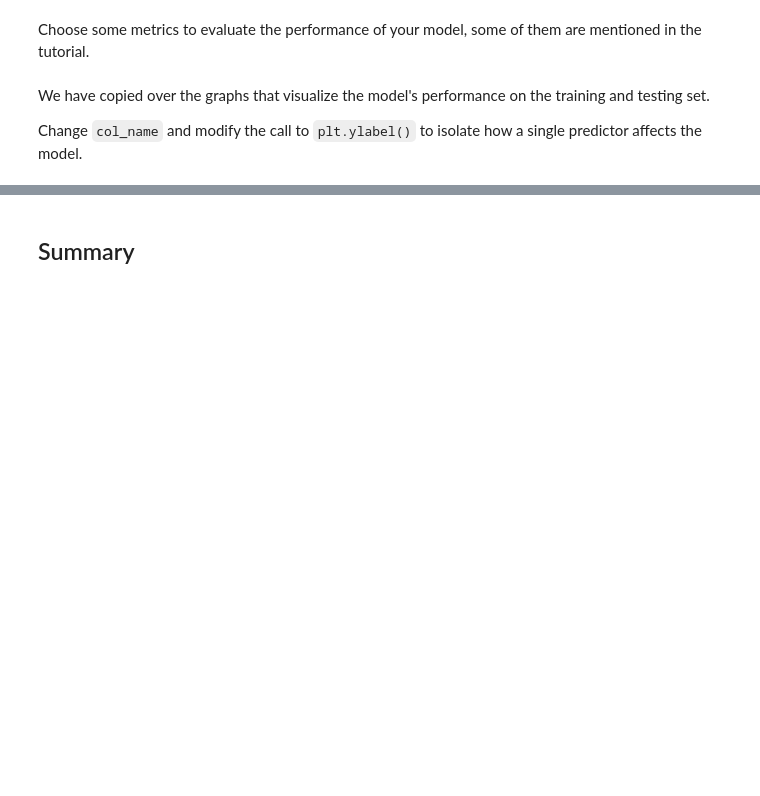
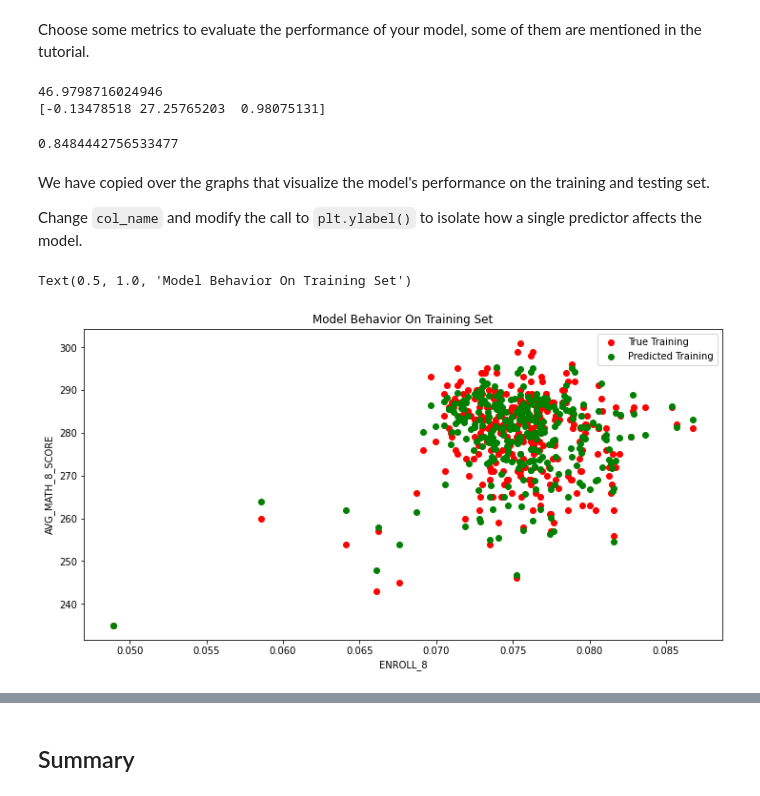
Before and after one commit to Steven-program/MDST, a Jupyter notebook: tutorial1/checkpoint1.ipynb, the cells around one changed output, grey strips where cells are left out. Drawn from its saved outputs; the diff is of its cells as text; code cells hidden in the pictures; blank space fills up the shorter version.

```diff
--- a/tutorial1/checkpoint1.ipynb
+++ b/tutorial1/checkpoint1.ipynb
@@ -121,6 +156,10 @@ from sklearn.model_selection import train_test_split
+# %%
+X = df[["Expenditure per student", "ENROLL_8", "AVG_MATH_4_SCORE"]].dropna()
+y = df.loc[X.index]["AVG_MATH_8_SCORE"]
+y.fillna(y.median(), inplace=True)
 # %%
-# X_train, X_test, y_train, y_test = train_test_split(
-#      X, y, test_size=, random_state=42)
+#Splits data into default 70/30 training testing
+X_train, X_test, y_train, y_test = train_test_split(X, y, test_size=.3, random_state=42)
 # %% [markdown]
 <h2> Prediction </h2>
 # %% [markdown]
@@ -130,5 +170,5 @@ ML Models [Resource](https://medium.com/@vijaya.beeravalli/comparison-of-machine
 # %%
 # create your model here
-# model =
+model = LinearRegression()
 # %%
 model.fit(X_train, y_train)
@@ -138,19 +180,30 @@ y_pred = model.predict(X_test)
 ## Evaluation
 # %% [markdown]
 Choose some metrics to evaluate the performance of your model, some of them are mentioned in the tutorial.
+# %%
+print(model.intercept_)
+print(model.coef_)
+model.score(X_test, y_test)
+# %% [output]
+46.9798716024946
+[-0.13478518 27.25765203  0.98075131]
+0.8484442756533477
 # %% [markdown]
 We have copied over the graphs that visualize the model's performance on the training and testing set.
 
 Change `col_name` and modify the call to `plt.ylabel()` to isolate how a single predictor affects the model.
 # %%
-# col_name = 'COLUMN NAME OF ONE PREDICTOR'
+col_name = 'ENROLL_8'
 
-# f = plt.figure(figsize=(12,6))
-# plt.scatter(X_train[col_name], y_train, color = "red")
-# plt.scatter(X_train[col_name], model.predict(X_train), color = "green")
+f = plt.figure(figsize=(12,6))
+plt.scatter(X_train[col_name], y_train, color = "red")
+plt.scatter(X_train[col_name], model.predict(X_train), color = "green")
 
-# plt.legend(['True Training','Predicted Training'])
-# plt.xlabel(col_name)
-# plt.ylabel('NAME OF THE PREDICTOR')
-# plt.title("Model Behavior On Training Set")
+plt.legend(['True Training','Predicted Training'])
+plt.xlabel(col_name)
+plt.ylabel('AVG_MATH_8_SCORE')
+plt.title("Model Behavior On Training Set")
+# %% [output]
+Text(0.5, 1.0, 'Model Behavior On Training Set')
+[figure, added]
 # %%
```
Also changed, not shown: parts of 17 cells of this notebook.
